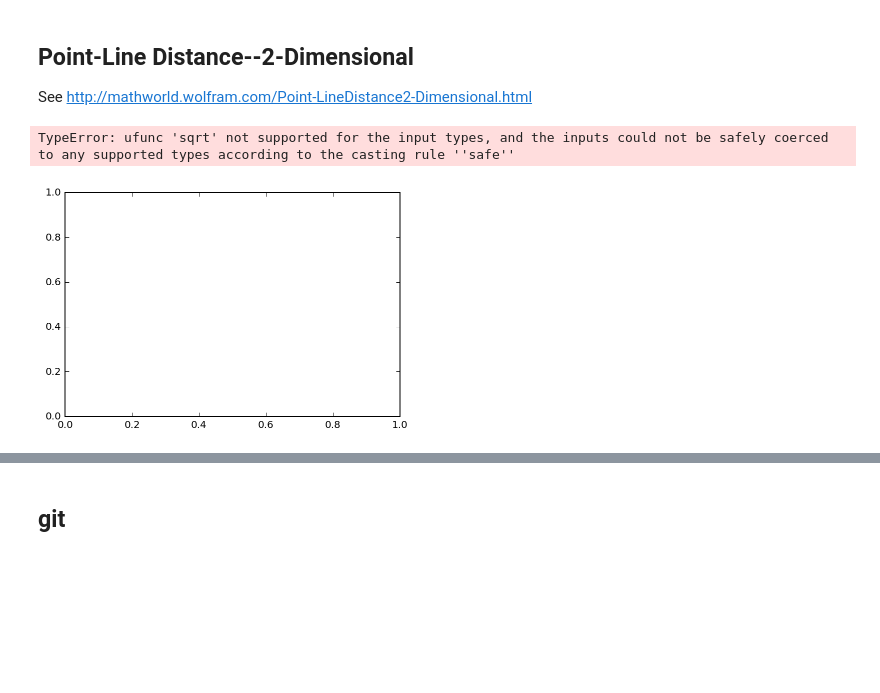
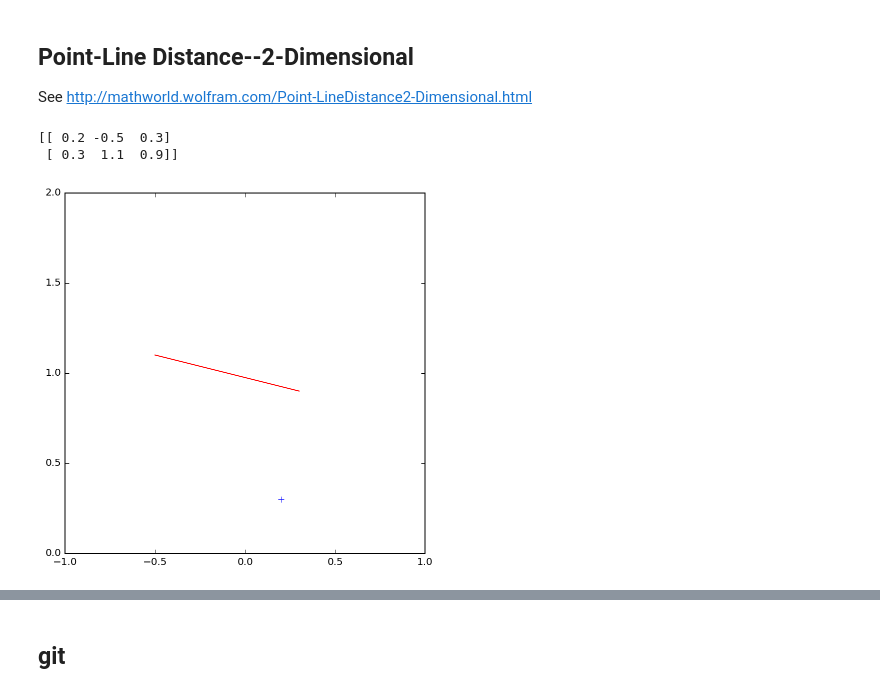
Before and after one commit to NaturalPatterns/2016_elasticite, a Jupyter notebook: posts/2015-11-02 élasticité expansion en miroir.ipynb, the cells around one changed output, grey strips where cells are left out. Saved outputs shown, nothing was run; the diff lists cells and outputs as text; code cells hidden in the pictures; blank space fills up the shorter version.

```diff
--- a/posts/2015-11-02 élasticité expansion en miroir.ipynb
+++ b/posts/2015-11-02 élasticité expansion en miroir.ipynb
@@ -26,12 +29,16 @@ import matplotlib.pyplot as plt
 import numpy as np
 np.set_printoptions(precision=2, suppress=True)
 # %%
-particles = np.array([[.5, .3], [-.5, .3], [.3, .5]])
-
-plt.scatter(particles[0, 0], particles[1, 0], 'b')
-plt.plot(particles[0,1:], particles[1, 1:], 'r')
-plt.xlim([-1, 1])
-plt.ylim([0, 1])
+particles = np.array([[.2, .3], [-.5, 1.1], [.3, .9]]).T
+fig = plt.figure(figsize=(5, 5))
+border = 0.0
+ax = fig.add_axes((border, border, 1.-2*border, 1.-2*border), axisbg='w')
+ax.plot(particles[0, 0], particles[1, 0], 'b+')
+ax.plot(particles[0, 1:], particles[1, 1:], 'r')
+ax.set_xlim([-1, 1])
+ax.set_ylim([0, 2])
+print(particles)
 # %% [output]
-TypeError: ufunc 'sqrt' not supported for the input types, and the inputs could not be safely coerced to any supported types according to the casting rule ''safe''
+[[ 0.2 -0.5  0.3]
+ [ 0.3  1.1  0.9]]
-[figure, old version]
+[figure, new version]
```
Also changed, not shown: parts of 23 cells of this notebook.
